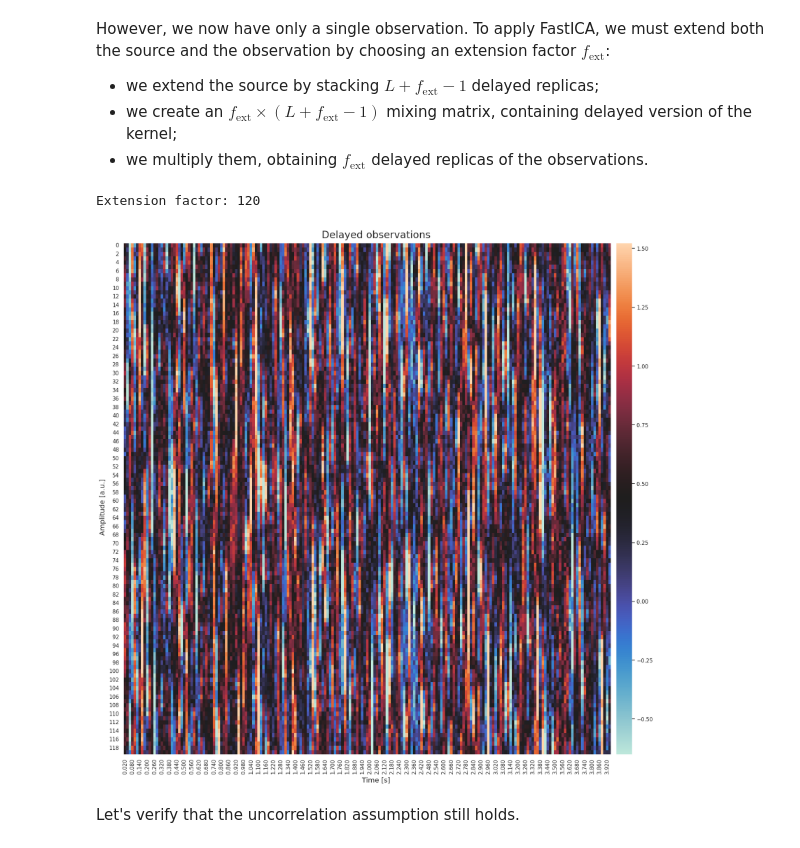
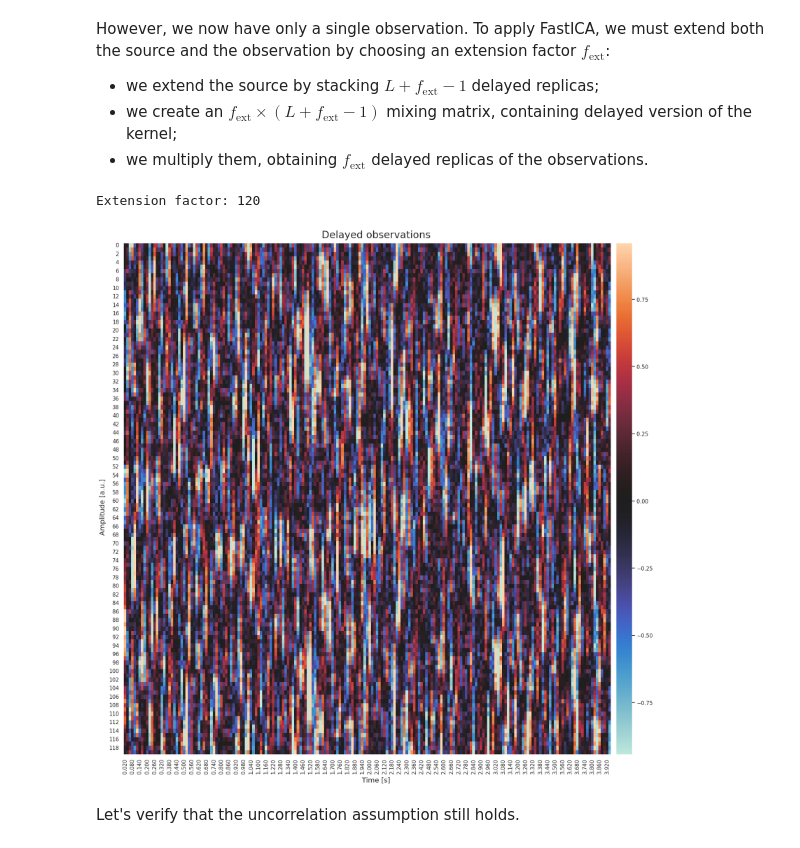
Before and after one commit to pulp-bio/emgkit, a Jupyter notebook: examples/Tutorial on ICA and sEMG.ipynb, the cells around one changed output. Cells and saved outputs as stored; diff of their text form; code cells hidden in the pictures.

```diff
--- a/examples/Tutorial on ICA and sEMG.ipynb
+++ b/examples/Tutorial on ICA and sEMG.ipynb
@@ -454,7 +450,7 @@ noise_avg_power = 10 ** (noise_avg_db / 10)
 # Generate white Gaussian noise with given power
 noise = np.zeros_like(X)
 for i in range(n_channels):  # iterate over channels
-    noise[:, i] = prng.standard_normal(n_samples)
+    noise[:, i] = prng.standard_normal(n_samples, dtype=np.float32)
     noise[:, i] *= np.sqrt(noise_avg_power[i])
 X += noise
 
@@ -580,6 +579,7 @@ S = np.stack(
 S += prng.normal(scale=5e-2, size=S.shape)
 # Force unitary variance
 S = S / S.std(axis=0)
+S = S.astype(np.float32)
 n_samples, n_components = S.shape
 
 emgkit.plotting.plot_correlation(S, write_annotations=True, fig_size=(9, 6))
@@ -662,6 +663,7 @@ S = signal.unit_impulse(shape=(SIG_LEN * SIG_FS,), idx=idx)
 S += prng.normal(scale=5e-2, size=S.shape)
 # Force unitary variance
 S /= S.std()
+S = S.astype(np.float32)
 
 emgkit.plotting.plot_signal(
     S, fs=SIG_FS, style="complete", title="Original component", fig_size=(16, 4)
@@ -674,7 +676,7 @@ Let's generate the convolutive mixture by convolving a random kernel with the so
 L = int(round(20e-3 * SIG_FS))  # kernel length
 print("Kernel length:", L)
 
-A = prng.standard_normal(size=(L,))
+A = prng.standard_normal(size=(L,), dtype=np.float32)
 X = np.convolve(S, A, mode="same")
 
 emgkit.plotting.plot_signal(
@@ -714,25 +716,25 @@ However, we now have only a single observation. To apply FastICA, we must extend
 # %%
 f_ext = int(round(30e-3 * SIG_FS))  # extension factor
 print("Extension factor:", f_ext)
 
 # Extension
 S_ext = emgkit.preprocessing.extend_signal(S, L + f_ext - 1)
-A_ext = np.zeros(shape=(f_ext, L + f_ext - 1))
+A_ext = np.zeros(shape=(f_ext, L + f_ext - 1), dtype=np.float32)
 for i in range(f_ext):
     A_ext[i, i : i + L] = A
 X_ext = S_ext @ A_ext.T
 
 emgkit.plotting.plot_signal(
     X_ext,
     fs=SIG_FS,
     style="compact",
     title="Delayed observations",
     fig_size=(16, 16),
     resolution=80,  # 20ms
 )
 # %% [output]
 Extension factor: 120
-[figure, old version]
+[figure, new version]
 # %% [markdown]
 Let's verify that the uncorrelation assumption still holds.
 # %%
```
Also changed, not shown: parts of 23 cells of this notebook, 4 other files.
